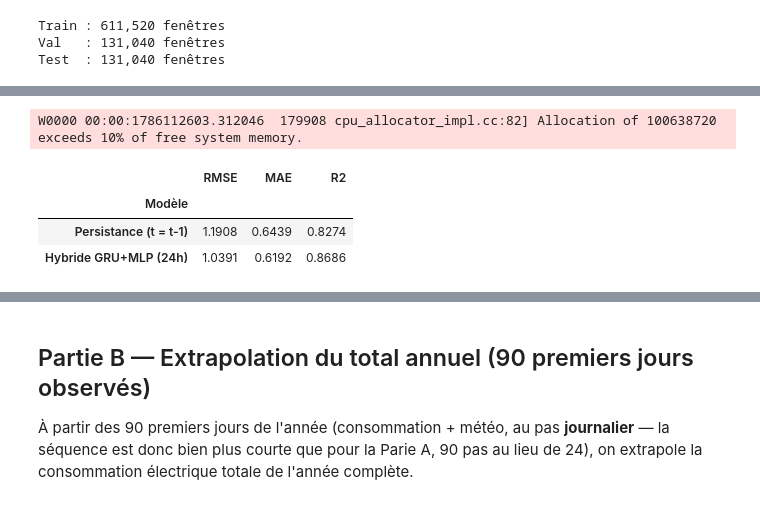
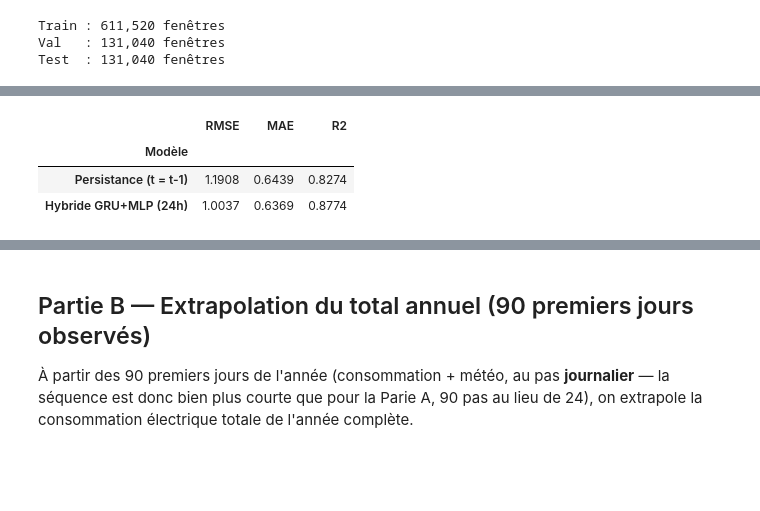
Before and after one commit to BOUBAKERAMDY/FlexiMax, a Jupyter notebook: notebooks/06_timeseries/rnn_mlp_hybrid_electricite.ipynb, the cells around one changed output, grey strips where cells are left out. Cells and saved outputs as stored; diff of their text form; code cells hidden in the pictures; blank space fills up the shorter version.

```diff
--- a/notebooks/06_timeseries/rnn_mlp_hybrid_electricite.ipynb
+++ b/notebooks/06_timeseries/rnn_mlp_hybrid_electricite.ipynb
@@ -360,9 +397,12 @@ model_a.summary()
 
 early_stop_a = keras.callbacks.EarlyStopping(monitor="val_loss", patience=3, restore_best_weights=True)
 
+train_seq_a = WindowSequence(Xa_train, ba_train, ya_train_sc, Sa_train_table, batch_size=512, shuffle=True)
+val_seq_a = WindowSequence(Xa_val, ba_val, ya_val_sc, Sa_val_table, batch_size=512, shuffle=False)
+
 history_a = model_a.fit(
-    [Xa_train_sc, Sa_train_sc], ya_train_sc,
-    validation_data=([Xa_val_sc, Sa_val_sc], ya_val_sc),
-    epochs=15, batch_size=512, callbacks=[early_stop_a], verbose=1,
+    train_seq_a,
+    validation_data=val_seq_a,
+    epochs=15, callbacks=[early_stop_a], verbose=1,
 )
 # %% [output]
@@ -407,28 +447,28 @@ plt.show()
 # %%
-pred_test_a_sc = model_a.predict([Xa_test_sc, Sa_test_sc], verbose=0)
+test_seq_a = WindowSequence(Xa_test, ba_test, None, Sa_test_table, batch_size=512, shuffle=False)
+pred_test_a_sc = model_a.predict(test_seq_a, verbose=0)
 pred_test_a = y_scaler_a.inverse_transform(pred_test_a_sc).ravel()
 
 # Baseline de persistance : prédire la consommation de l'heure suivante = dernière heure observée
-persistence_pred = Xa_test[:, -1, 0]
+# (déjà calculée dans make_windows_t1, à partir des données brutes non normalisées)
 
 def metrics(y_true, y_pred, label):
     rmse = np.sqrt(mean_squared_error(y_true, y_pred))
     mae = mean_absolute_error(y_true, y_pred)
     r2 = r2_score(y_true, y_pred)
     return {"Modèle": label, "RMSE": rmse, "MAE": mae, "R2": r2}
 
 df_metrics_a = pd.DataFrame([
     metrics(ya_test, persistence_pred, "Persistance (t = t-1)"),
     metrics(ya_test, pred_test_a, f"Hybride GRU+MLP ({LOOKBACK}h)"),
 ]).set_index("Modèle")
 
 df_metrics_a.round(4)
 # %% [output]
-W0000 00:00:1786112603.312046  179908 cpu_allocator_impl.cc:82] Allocation of 100638720 exceeds 10% of free system memory.
 |  | RMSE | MAE | R2 |
 | Modèle |  |  |  |
 | Persistance (t = t-1) | 1.1908 | 0.6439 | 0.8274 |
-| Hybride GRU+MLP (24h) | 1.0391 | 0.6192 | 0.8686 |
+| Hybride GRU+MLP (24h) | 1.0037 | 0.6369 | 0.8774 |
 # %%
 rng_plot = np.random.default_rng(RANDOM_STATE)
 n_points = 3000
```
Also changed, not shown: parts of 16 cells of this notebook, 17 other files.
